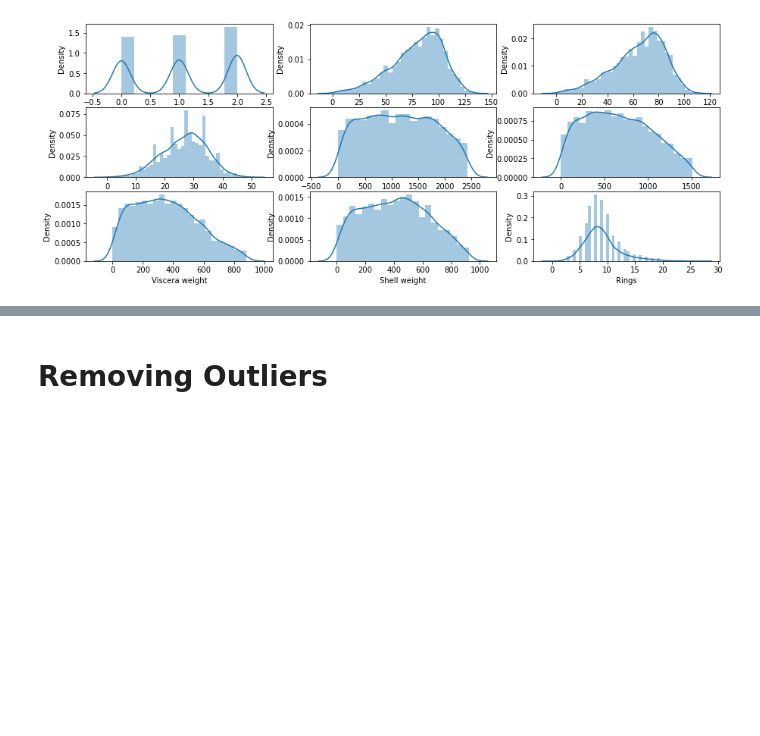
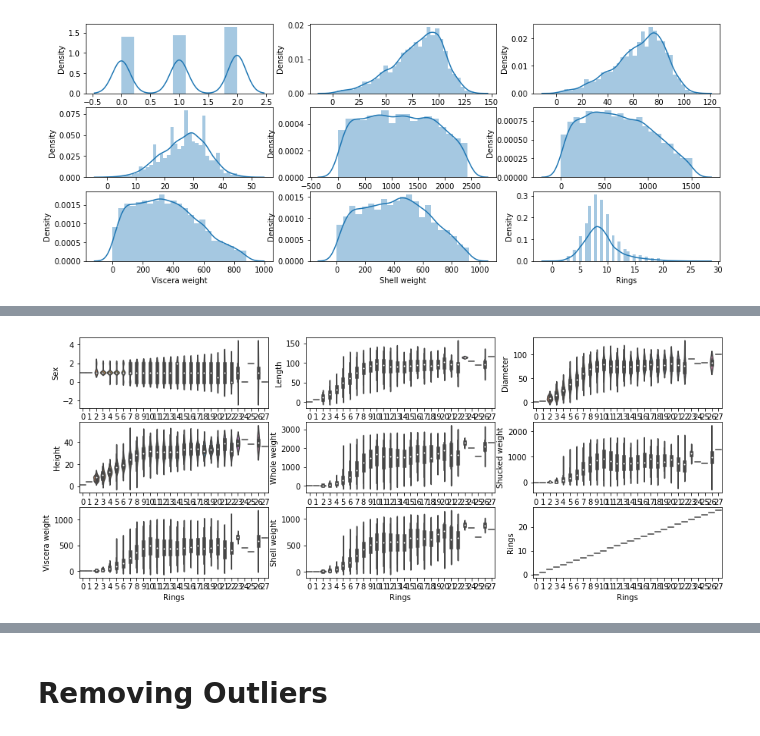
Before and after one commit to im-noob/internship-fliprobo, a Jupyter notebook: datatrained_projects/abalone_case_study/abalone_case_study.ipynb, the cells around one changed output, grey strips where cells are left out. Cells and saved outputs as stored; diff of their text form; code cells hidden in the pictures; blank space fills up the shorter version.

```diff
--- a/datatrained_projects/abalone_case_study/abalone_case_study.ipynb
+++ b/datatrained_projects/abalone_case_study/abalone_case_study.ipynb
@@ -159,6 +165,8 @@ for i, column in enumerate(df.columns):
 # %%
-# plt.figure(figsize=[15,20])
-# for i,column in enumerate(df.columns):
-#     plt.subplot(10,3,i+1)
-#     sns.violinplot(data=df,x='Rings',y=column)
+plt.figure(figsize=[15,20])
+for i,column in enumerate(df.columns):
+    plt.subplot(10,3,i+1)
+    sns.violinplot(data=df,x='Rings',y=column)
+# %% [output]
+[figure, added]
 # %%
```
Also changed, not shown: parts of 20 cells of this notebook.
